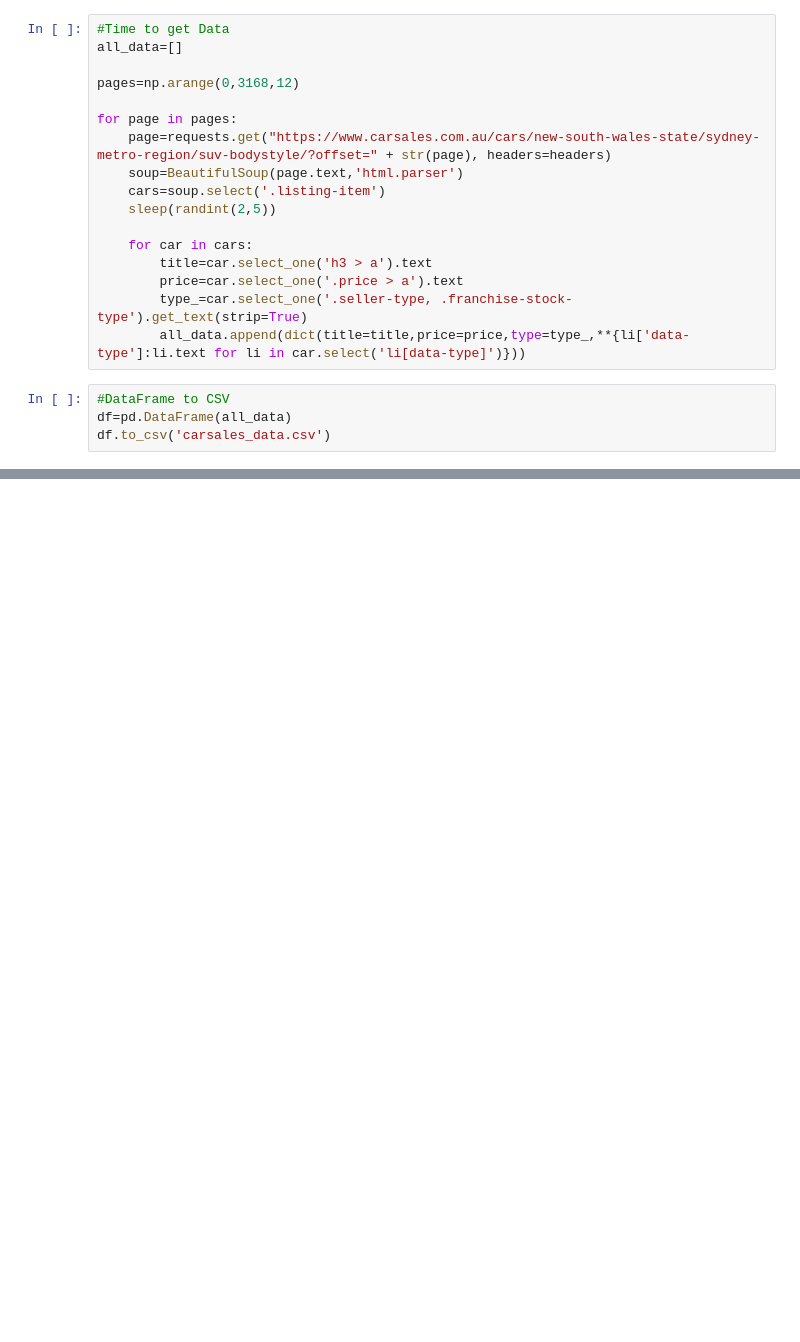
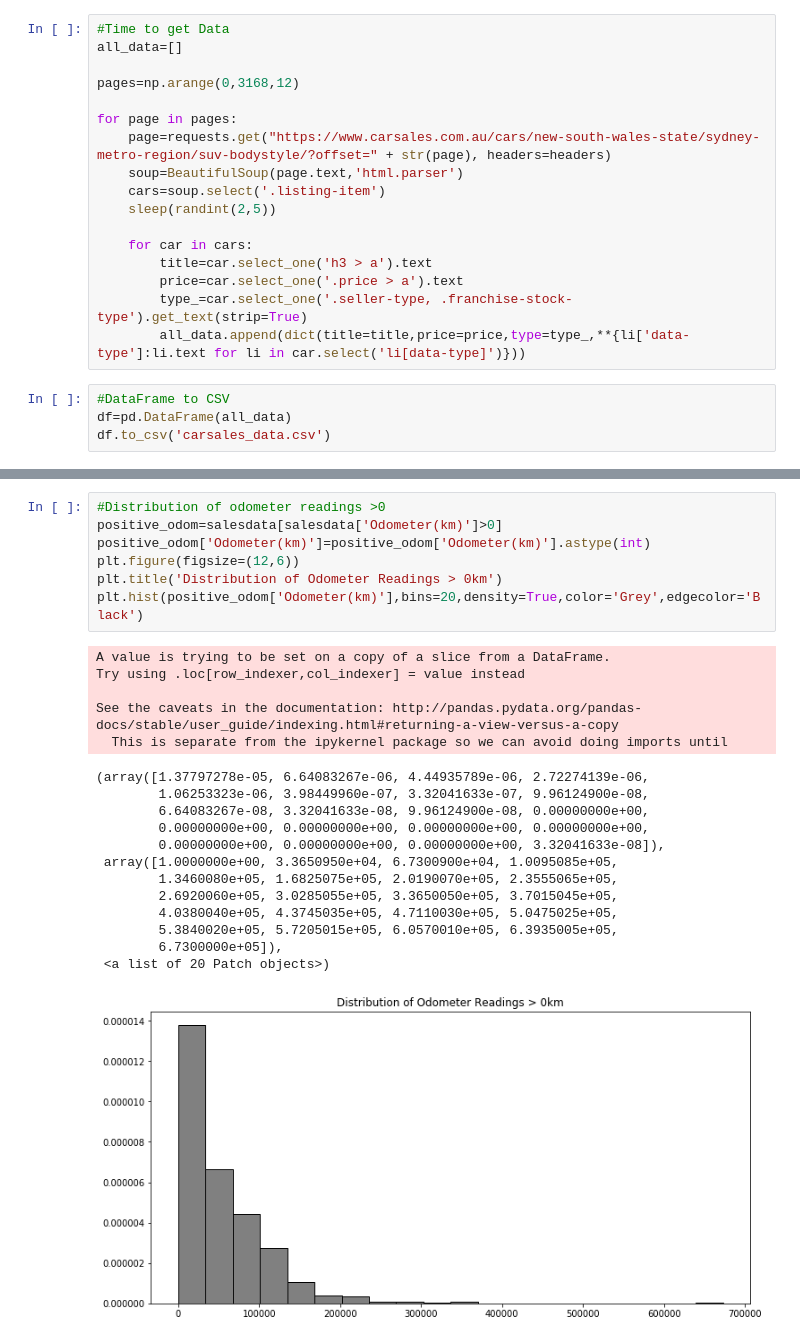
Before and after one commit to jacobpalinski/SUV-s-for-Sale, a Jupyter notebook: Sydney SUV prices.ipynb, the cells around one changed output, grey strips where cells are left out. Saved outputs shown, nothing was run; the diff lists cells and outputs as text; blank space fills up the shorter version.

```diff
--- a/Sydney SUV prices.ipynb
+++ b/Sydney SUV prices.ipynb
@@ -33,0 +316,26 @@ df.to_csv('carsales_data.csv')
+# %%
+#Distribution of odometer readings >0
+positive_odom=salesdata[salesdata['Odometer(km)']>0]
+positive_odom['Odometer(km)']=positive_odom['Odometer(km)'].astype(int)
+plt.figure(figsize=(12,6))
+plt.title('Distribution of Odometer Readings > 0km')
+plt.hist(positive_odom['Odometer(km)'],bins=20,density=True,color='Grey',edgecolor='Black')
+# %% [output]
+A value is trying to be set on a copy of a slice from a DataFrame.
+Try using .loc[row_indexer,col_indexer] = value instead
+
+See the caveats in the documentation: http://pandas.pydata.org/pandas-docs/stable/user_guide/indexing.html#returning-a-view-versus-a-copy
+  This is separate from the ipykernel package so we can avoid doing imports until
+(array([1.37797278e-05, 6.64083267e-06, 4.44935789e-06, 2.72274139e-06,
+        1.06253323e-06, 3.98449960e-07, 3.32041633e-07, 9.96124900e-08,
+        6.64083267e-08, 3.32041633e-08, 9.96124900e-08, 0.00000000e+00,
+        0.00000000e+00, 0.00000000e+00, 0.00000000e+00, 0.00000000e+00,
+        0.00000000e+00, 0.00000000e+00, 0.00000000e+00, 3.32041633e-08]),
+ array([1.0000000e+00, 3.3650950e+04, 6.7300900e+04, 1.0095085e+05,
+        1.3460080e+05, 1.6825075e+05, 2.0190070e+05, 2.3555065e+05,
+        2.6920060e+05, 3.0285055e+05, 3.3650050e+05, 3.7015045e+05,
+        4.0380040e+05, 4.3745035e+05, 4.7110030e+05, 5.0475025e+05,
+        5.3840020e+05, 5.7205015e+05, 6.0570010e+05, 6.3935005e+05,
+        6.7300000e+05]),
+ <a list of 20 Patch objects>)
+[figure, added]
```
Also changed, not shown: parts of 36 cells of this notebook.
